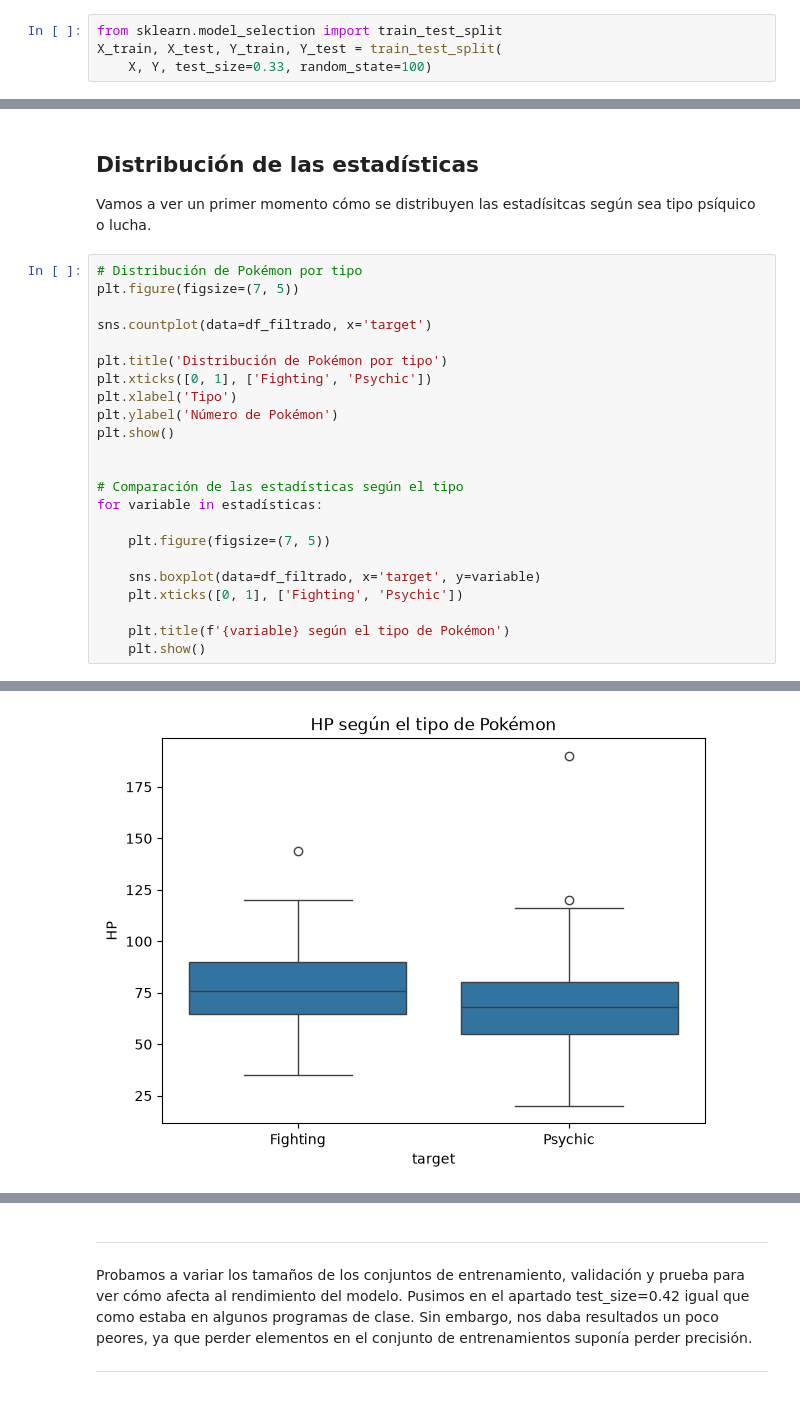
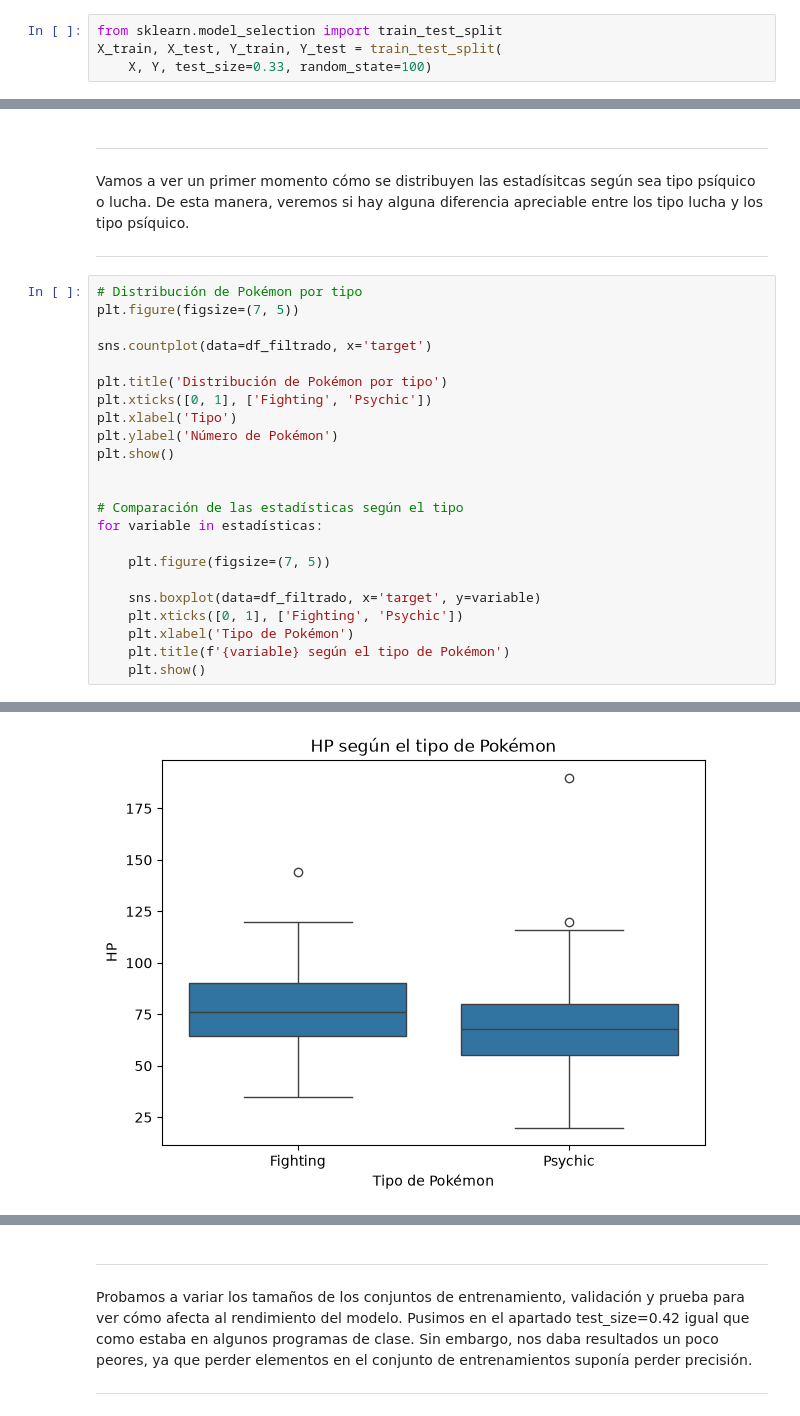
Before and after one commit to luciavelasco1/trabajobio, a Jupyter notebook: TrabajoBio.ipynb, the cells around one changed output, grey strips where cells are left out. Drawn from its saved outputs; the diff is of its cells as text.

```diff
--- a/TrabajoBio.ipynb
+++ b/TrabajoBio.ipynb
@@ -357,32 +445,34 @@ Número de Pokémon seleccionados: 137
 | 798 | 720 | HoopaHoopa Unbound | Psychic | Dark | 680 | 80 | 160 | 60 | 170 | 130 | 80 | ... |
 137 rows × 14 columns
 # %% [markdown]
-## Distribución de las estadísticas
+***
 
-Vamos a ver un primer momento cómo se distribuyen las estadísitcas según sea tipo psíquico o lucha.
+Vamos a ver un primer momento cómo se distribuyen las estadísitcas según sea tipo psíquico o lucha. De esta manera, veremos si hay alguna diferencia apreciable entre los tipo lucha y los tipo psíquico.
+
+***
 # %%
 # Distribución de Pokémon por tipo
 plt.figure(figsize=(7, 5))
 
 sns.countplot(data=df_filtrado, x='target')
 
 plt.title('Distribución de Pokémon por tipo')
 plt.xticks([0, 1], ['Fighting', 'Psychic'])
 plt.xlabel('Tipo')
 plt.ylabel('Número de Pokémon')
 plt.show()
 
 
 # Comparación de las estadísticas según el tipo
 for variable in estadísticas:
 
     plt.figure(figsize=(7, 5))
 
     sns.boxplot(data=df_filtrado, x='target', y=variable)
     plt.xticks([0, 1], ['Fighting', 'Psychic'])
-
+    plt.xlabel('Tipo de Pokémon')
     plt.title(f'{variable} según el tipo de Pokémon')
     plt.show()
 # %% [output]
 [figure]
-[figure, old version]
+[figure, new version]
```
Also changed, not shown: parts of 15 cells of this notebook.
